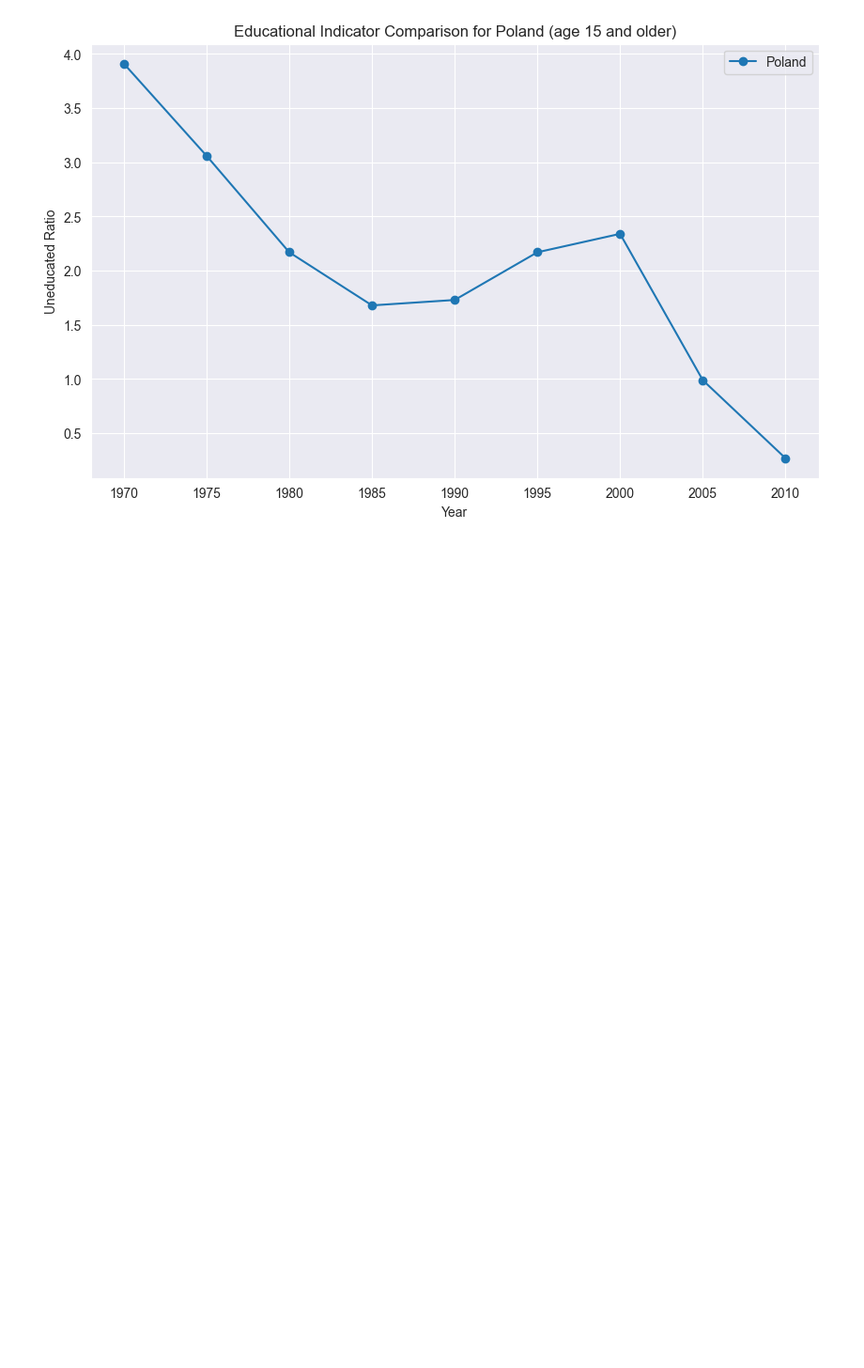
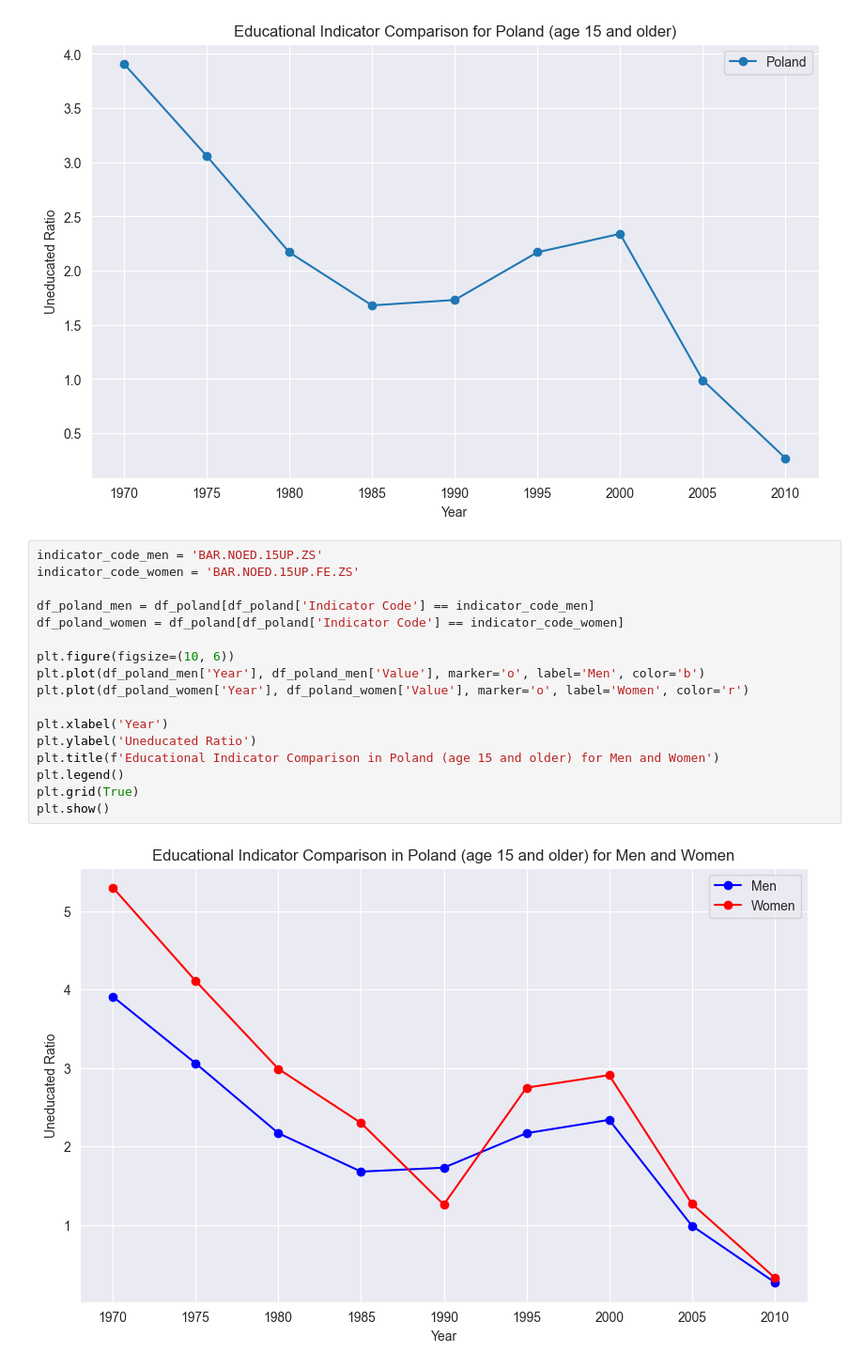
Before and after one commit to DuQer/HealthEducationVisualization, a Jupyter notebook: main.ipynb, the cells around one changed output. Shown: that part at 94% size. Drawn from its saved outputs; the diff is of its cells as text; blank space fills up the shorter version.

Commit message:
Added analysis of gender differences in educational indicators for Poland (age 15 and older) over the years.

```diff
--- a/main.ipynb
+++ b/main.ipynb
@@ -77,3 +77,22 @@ plt.grid(True)
 plt.show()
 # %% [output]
 [figure]
+# %%
+indicator_code_men = 'BAR.NOED.15UP.ZS'
+indicator_code_women = 'BAR.NOED.15UP.FE.ZS'
+
+df_poland_men = df_poland[df_poland['Indicator Code'] == indicator_code_men]
+df_poland_women = df_poland[df_poland['Indicator Code'] == indicator_code_women]
+
+plt.figure(figsize=(10, 6))
+plt.plot(df_poland_men['Year'], df_poland_men['Value'], marker='o', label='Men', color='b')
+plt.plot(df_poland_women['Year'], df_poland_women['Value'], marker='o', label='Women', color='r')
+
+plt.xlabel('Year')
+plt.ylabel('Uneducated Ratio')
+plt.title(f'Educational Indicator Comparison in Poland (age 15 and older) for Men and Women')
+plt.legend()
+plt.grid(True)
+plt.show()
+# %% [output]
+[figure, added]
```
